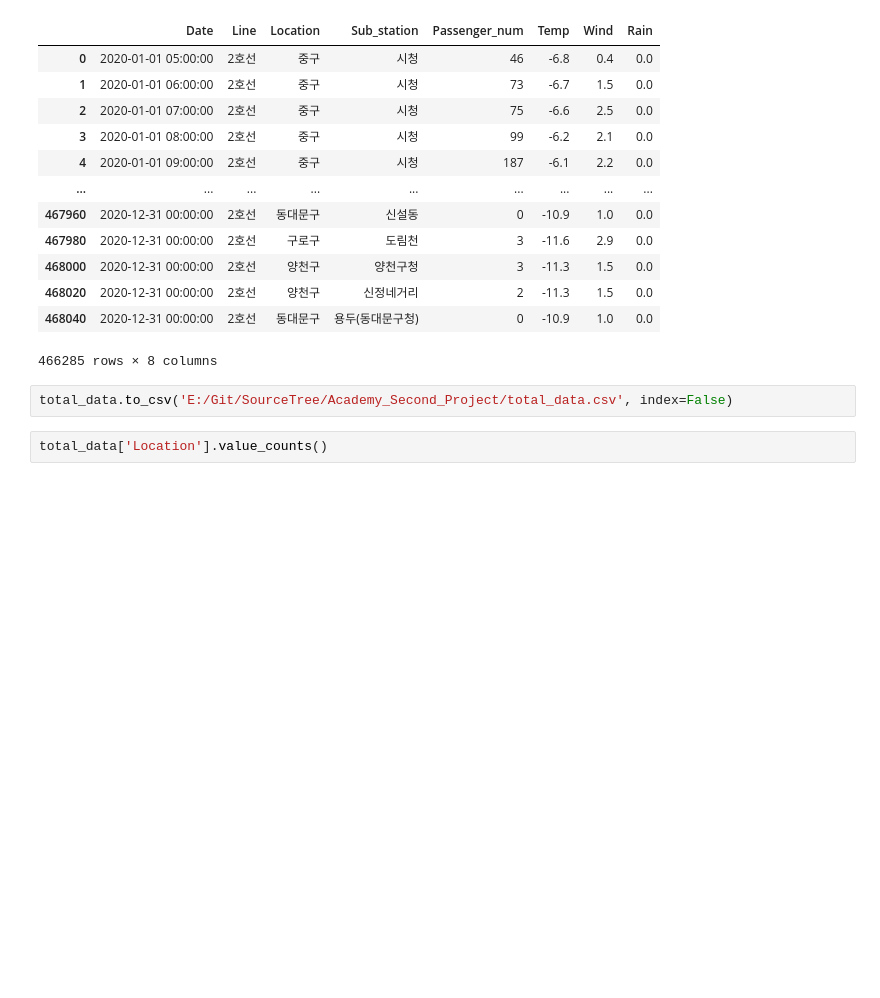
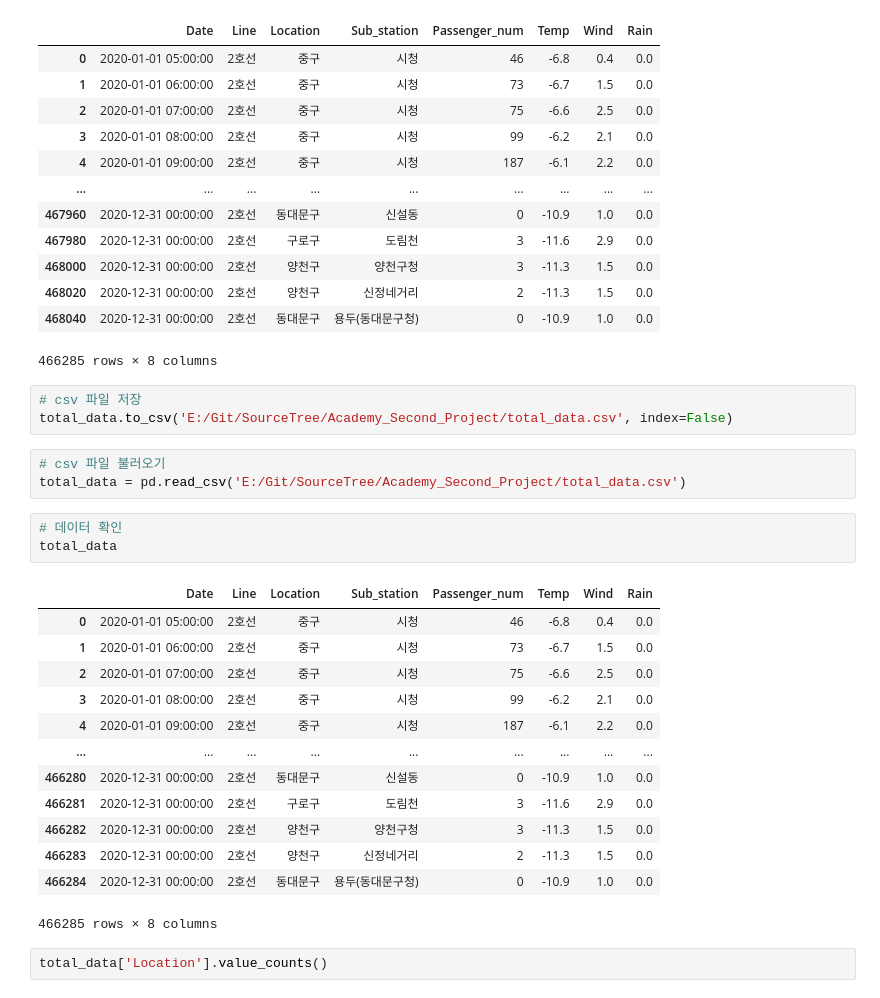
Before and after one commit to HyeongSeok-Park/Academy_Second_Project, a Jupyter notebook: 데이터 전처리 및 시각화.ipynb, the cells around one changed output. Cells and saved outputs as stored; diff of their text form; blank space fills up the shorter version.

```diff
--- a/데이터 전처리 및 시각화.ipynb
+++ b/데이터 전처리 및 시각화.ipynb
@@ -550,7 +550,28 @@ total_data
 | 468040 | 2020-12-31 00:00:00 | 2호선 | 동대문구 | 용두(동대문구청) | 0 | -10.9 | 1.0 | 0.0 |
 466285 rows × 8 columns
 # %%
+# csv 파일 저장
 total_data.to_csv('E:/Git/SourceTree/Academy_Second_Project/total_data.csv', index=False)
+# %%
+# csv 파일 불러오기
+total_data = pd.read_csv('E:/Git/SourceTree/Academy_Second_Project/total_data.csv')
+# %%
+# 데이터 확인
+total_data
+# %% [output]
+|  | Date | Line | Location | Sub_station | Passenger_num | Temp | Wind | Rain |
+| 0 | 2020-01-01 05:00:00 | 2호선 | 중구 | 시청 | 46 | -6.8 | 0.4 | 0.0 |
+| 1 | 2020-01-01 06:00:00 | 2호선 | 중구 | 시청 | 73 | -6.7 | 1.5 | 0.0 |
+| 2 | 2020-01-01 07:00:00 | 2호선 | 중구 | 시청 | 75 | -6.6 | 2.5 | 0.0 |
+| 3 | 2020-01-01 08:00:00 | 2호선 | 중구 | 시청 | 99 | -6.2 | 2.1 | 0.0 |
+| 4 | 2020-01-01 09:00:00 | 2호선 | 중구 | 시청 | 187 | -6.1 | 2.2 | 0.0 |
+| ... | ... | ... | ... | ... | ... | ... | ... | ... |
+| 466280 | 2020-12-31 00:00:00 | 2호선 | 동대문구 | 신설동 | 0 | -10.9 | 1.0 | 0.0 |
+| 466281 | 2020-12-31 00:00:00 | 2호선 | 구로구 | 도림천 | 3 | -11.6 | 2.9 | 0.0 |
+| 466282 | 2020-12-31 00:00:00 | 2호선 | 양천구 | 양천구청 | 3 | -11.3 | 1.5 | 0.0 |
+| 466283 | 2020-12-31 00:00:00 | 2호선 | 양천구 | 신정네거리 | 2 | -11.3 | 1.5 | 0.0 |
+| 466284 | 2020-12-31 00:00:00 | 2호선 | 동대문구 | 용두(동대문구청) | 0 | -10.9 | 1.0 | 0.0 |
+466285 rows × 8 columns
 # %%
 total_data['Location'].value_counts()
 # %% [output]
```
Also changed, not shown: parts of 2 cells of this notebook.
